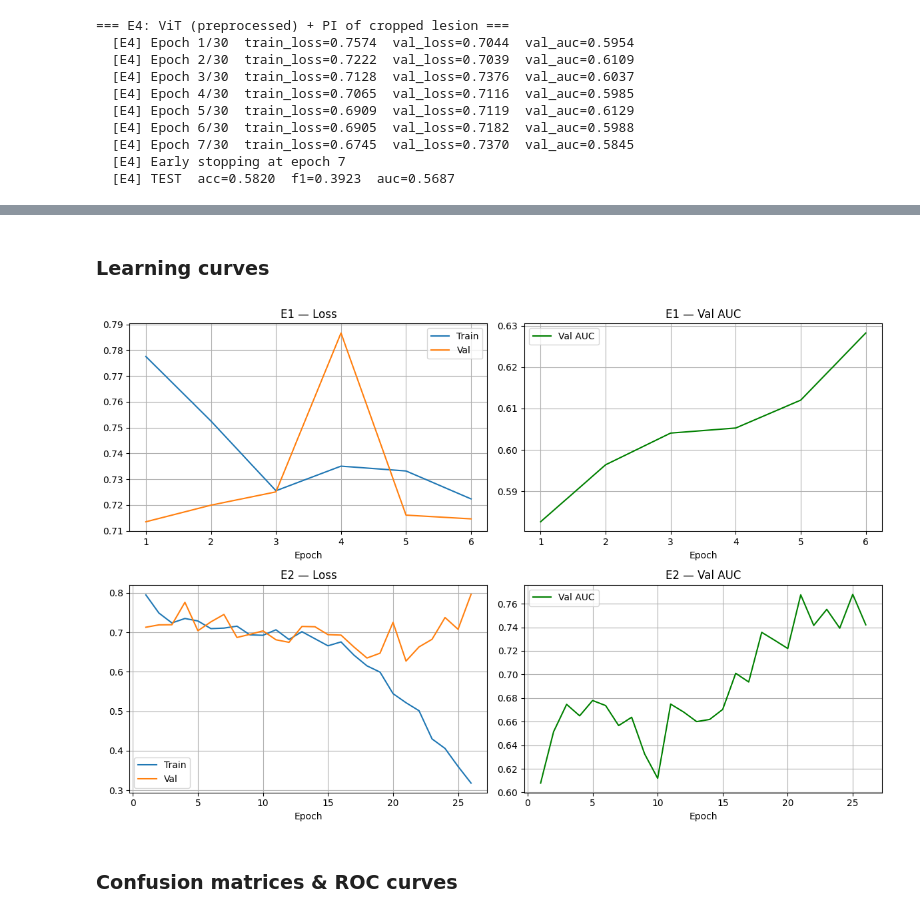
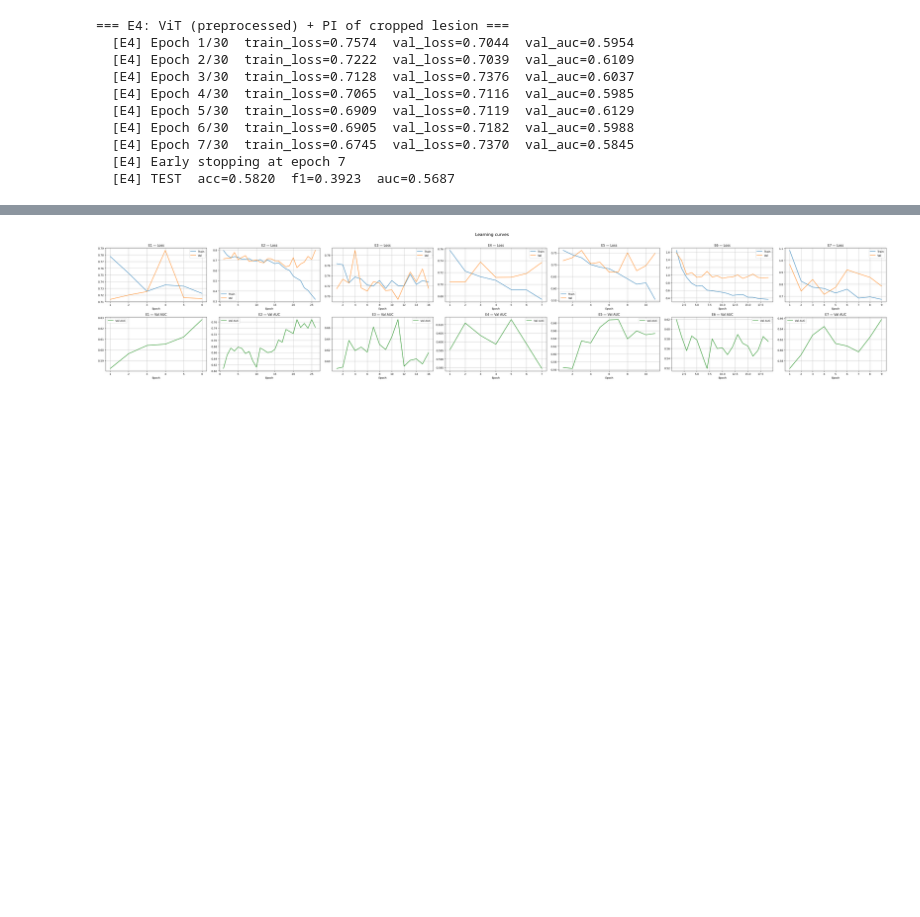
Before and after one commit to EstherRH00/TDA_Visual_Transformer, a Jupyter notebook: notebook.ipynb, the cells around one changed output, grey strips where cells are left out. Cells and saved outputs as stored; diff of their text form; code cells hidden in the pictures; blank space fills up the shorter version.

```diff
--- a/notebook.ipynb
+++ b/notebook.ipynb
@@ -886,33 +882,32 @@ Experiment Accuracy     F1    AUC Test Loss
-# %% [markdown]
-### Learning curves
 # %%
 import matplotlib.pyplot as plt
 
-if results:
-    n = len(results)
-    fig, axes = plt.subplots(n, 2, figsize=(12, 4 * n), squeeze=False)
-    for i, (name, r) in enumerate(sorted(results.items())):
-        h = r['history']
-        epochs = range(1, len(h['train_loss']) + 1)
-        # Loss
-        axes[i][0].plot(epochs, h['train_loss'], label='Train')
-        axes[i][0].plot(epochs, h['val_loss'], label='Val')
-        axes[i][0].set_title(f'{name} — Loss')
-        axes[i][0].set_xlabel('Epoch')
-        axes[i][0].legend()
-        axes[i][0].grid(True)
-        # AUC
-        axes[i][1].plot(epochs, h['val_auc'], label='Val AUC', color='green')
-        axes[i][1].set_title(f'{name} — Val AUC')
-        axes[i][1].set_xlabel('Epoch')
-        axes[i][1].legend()
-        axes[i][1].grid(True)
-    plt.tight_layout()
-    plt.show()
+n = len(results)
+fig, axes = plt.subplots(2, n, figsize=(6 * n, 8), squeeze=False)
+for i, (name, r) in enumerate(sorted(results.items())):
+    h = r['history']
+    epochs = range(1, len(h['train_loss']) + 1)
+    # Loss
+    axes[0][i].plot(epochs, h['train_loss'], label='Train')
+    axes[0][i].plot(epochs, h['val_loss'], label='Val')
+    axes[0][i].set_title(f'{name} — Loss')
+    axes[0][i].set_xlabel('Epoch')
+    axes[0][i].legend()
+    axes[0][i].grid(True)
+    # AUC
+    axes[1][i].plot(epochs, h['val_auc'], label='Val AUC', color='green')
+    axes[1][i].set_title(f'{name} — Val AUC')
+    axes[1][i].set_xlabel('Epoch')
+    axes[1][i].legend()
+    axes[1][i].grid(True)
+
+plt.subplots_adjust(wspace=0.02, hspace=0.15)
+plt.suptitle("Learning curves", fontsize=16, y=0.99)
+plt.tight_layout(rect=[0, 0, 1, 0.98])
+
+plt.show()
 # %% [output]
-[figure, old version]
+[figure, new version]
-# %% [markdown]
-### Confusion matrices & ROC curves
 # %%
 import numpy as np
 import matplotlib.pyplot as plt
```
Also changed, not shown: parts of 23 cells of this notebook, 5 other files.
